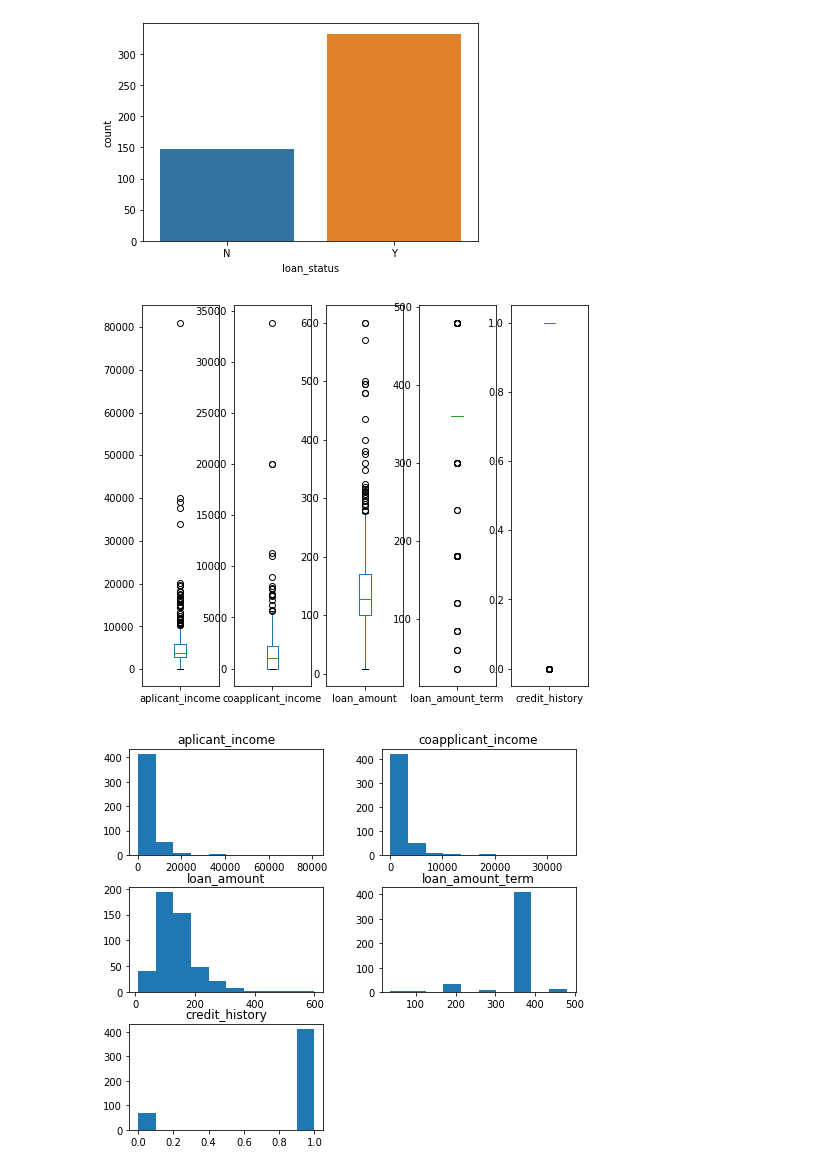
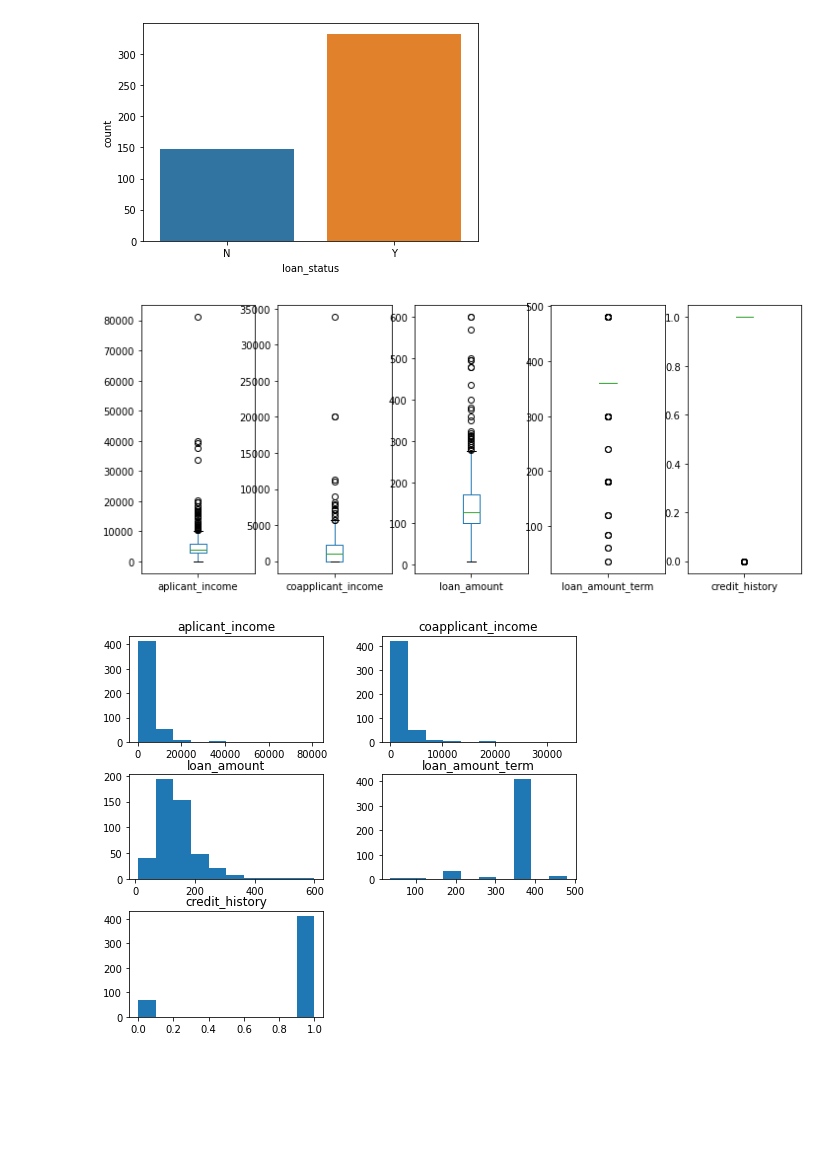
Before and after one commit to caiquemiranda/machine-learning-tiny-projects, a Jupyter notebook: 002-loan-approval.ipynb, the cells around one changed output. Cells and saved outputs as stored; diff of their text form; code cells hidden in the pictures; blank space fills up the shorter version.

```diff
--- a/002-loan-approval.ipynb
+++ b/002-loan-approval.ipynb
@@ -104,10 +104,10 @@ sns.countplot(x='loan_status', data=dataset);
 # %%
 # viz-data boxplot
 
-dataset.plot(kind='box', subplots=True, sharex=False, sharey=False, figsize=(8, 7))
+dataset.plot(kind='box', subplots=True, sharex=False, sharey=False, figsize=(12, 5))
 plt.show()
 # %% [output]
-[figure, old version]
+[figure, new version]
 # %%
 # viz-data histograms
 
```
Also changed, not shown: parts of 1 cell of this notebook.
